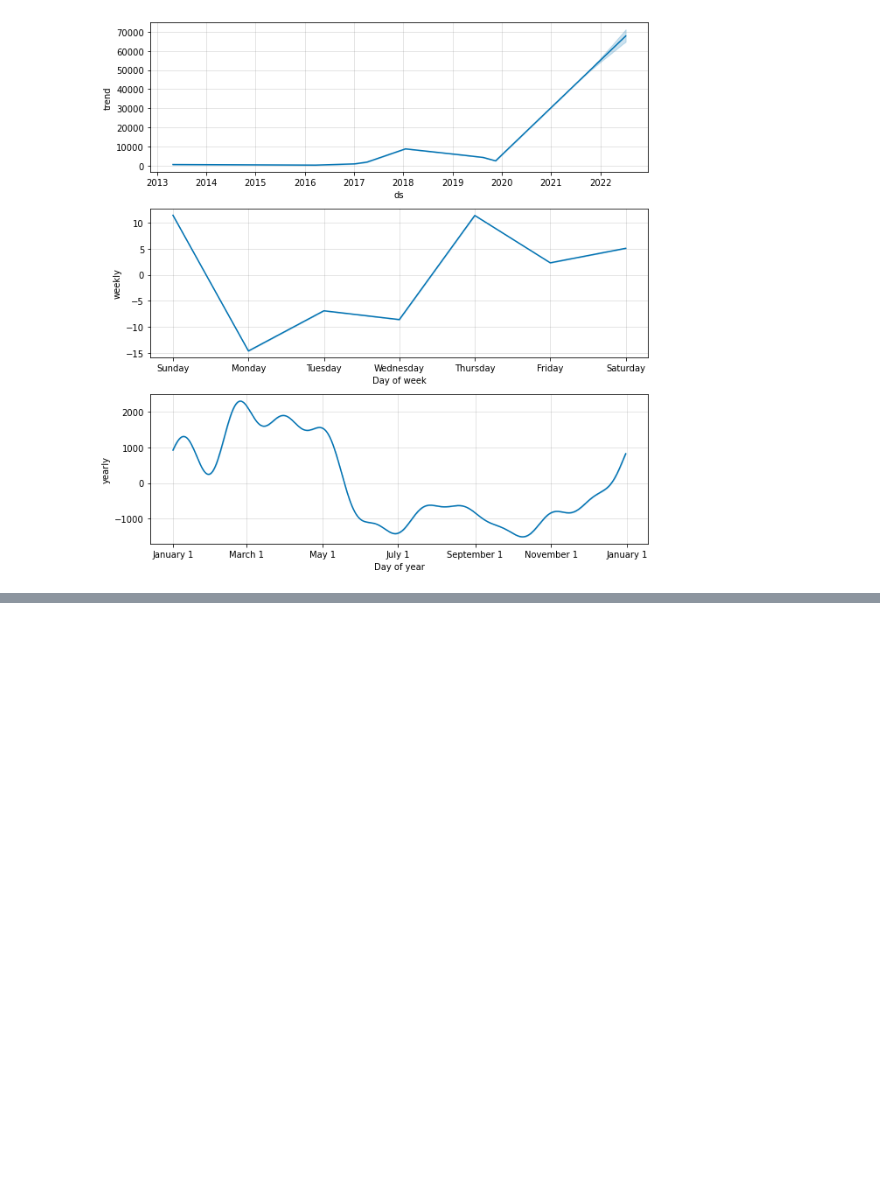
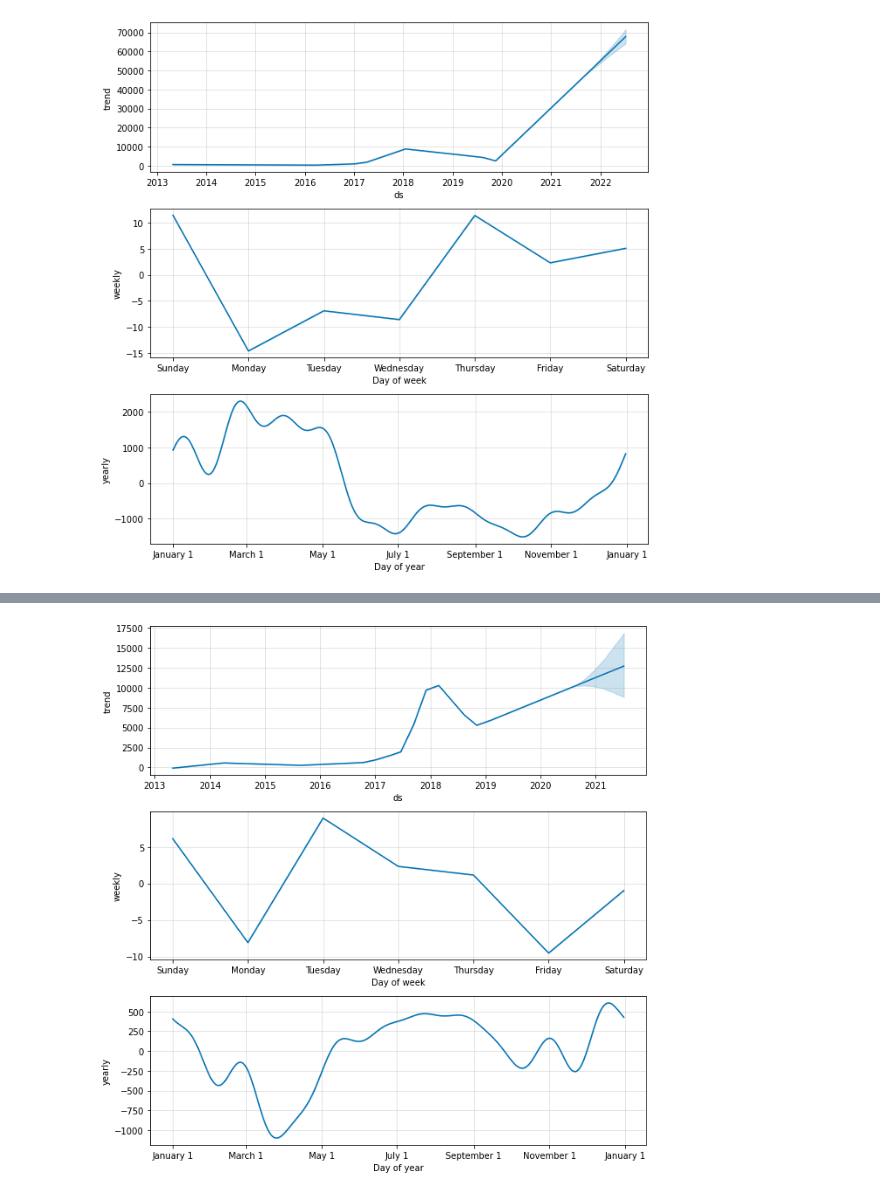
Before and after one commit to GallantGuide/Bull_or_Bear_Crypto, a Jupyter notebook: Machine_Learning/Mock_ML.ipynb, the cells around one changed output, grey strips where cells are left out. Saved outputs shown, nothing was run; the diff lists cells and outputs as text; code cells hidden in the pictures; blank space fills up the shorter version.

```diff
--- a/Machine_Learning/Mock_ML.ipynb
+++ b/Machine_Learning/Mock_ML.ipynb
@@ -125,0 +163,4 @@ BTC_Components = m.plot_components(forecast)
+# %%
+fig2 = prophet.plot_components(forecast)
+# %% [output]
+[figure, added]
```
Also changed, not shown: parts of 14 cells of this notebook.
